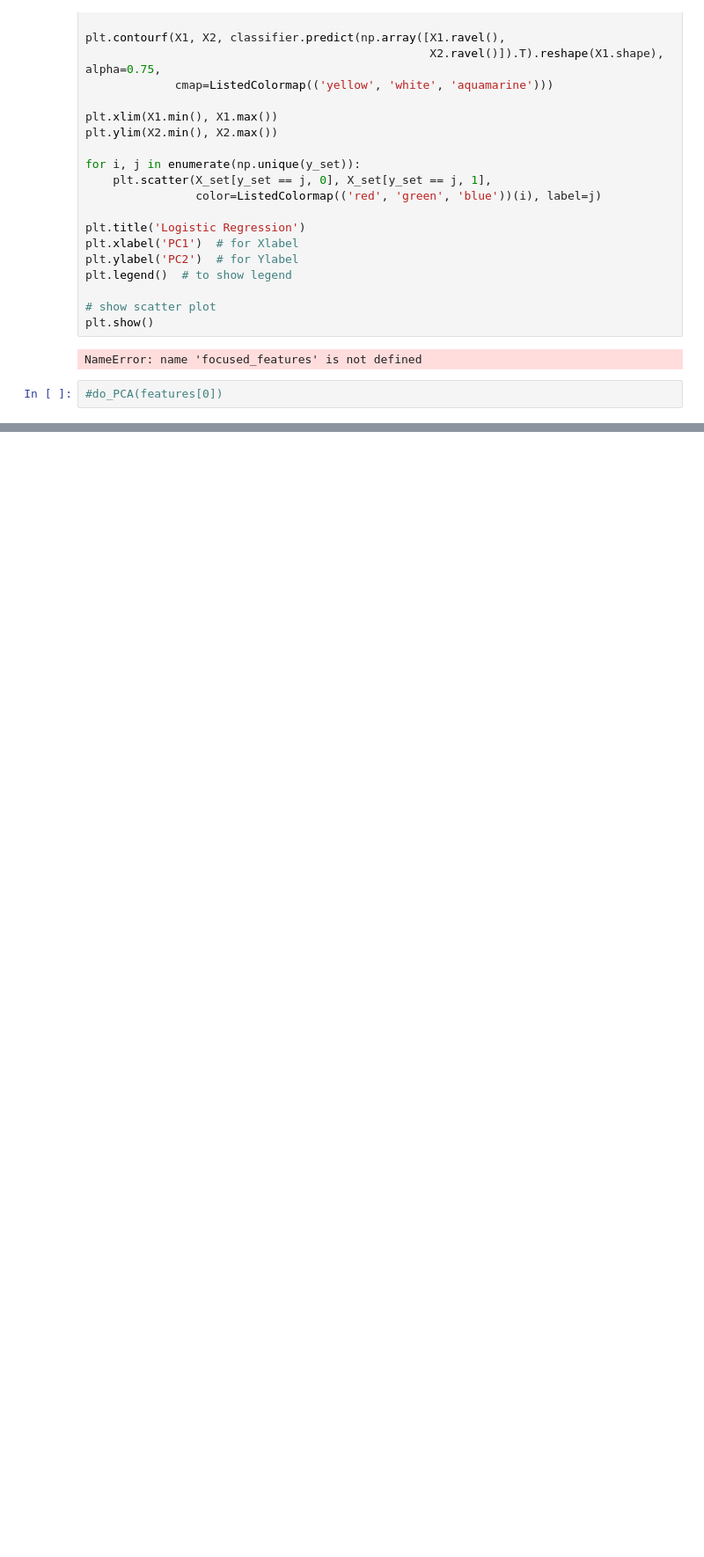
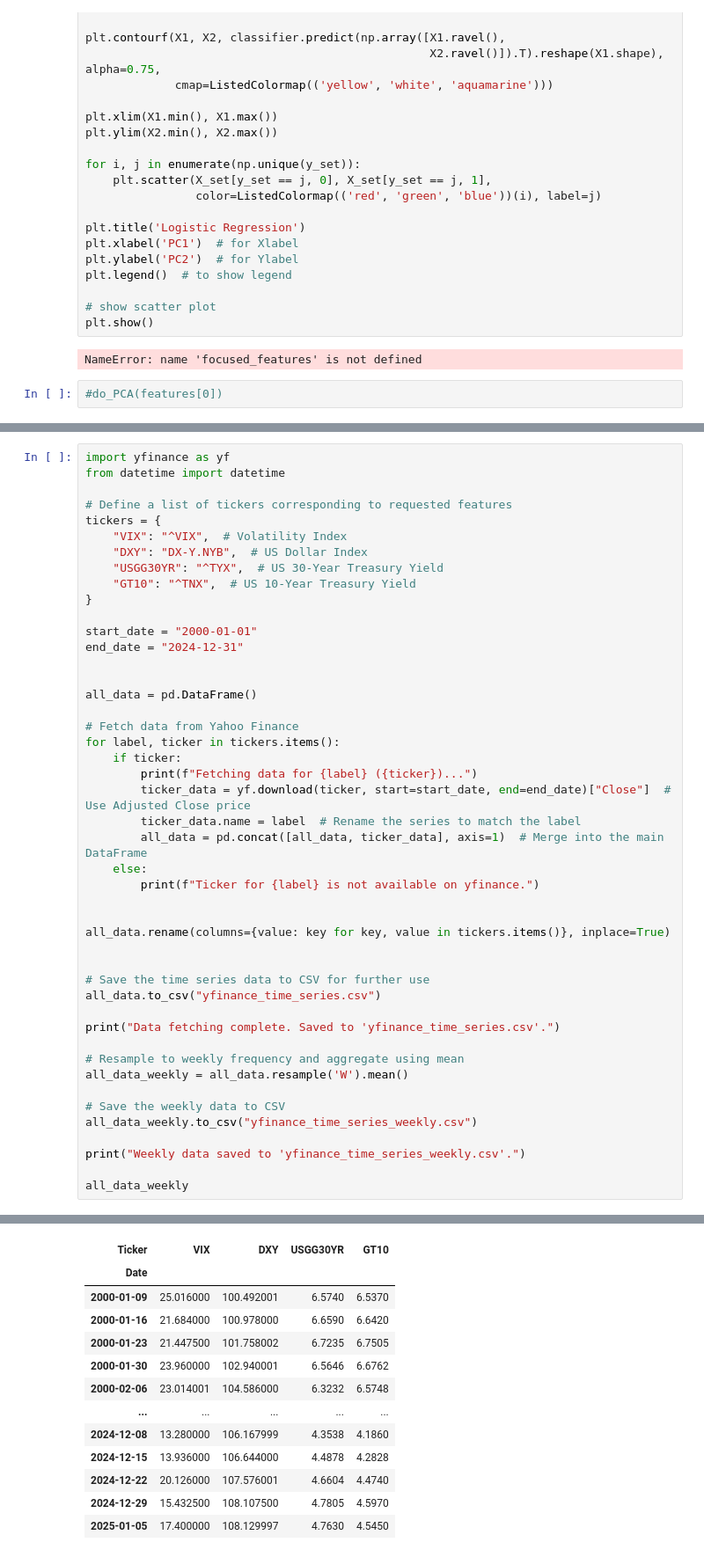
Before and after one commit to sdewhitt/Market-Anomaly-Detection, a Jupyter notebook: Financial_Anomaly_Detection.ipynb, the cells around one changed output, grey strips where cells are left out. Shown at 88% size. Saved outputs shown, nothing was run; the diff lists cells and outputs as text; blank space fills up the shorter version.

Commit message:
yfinance fetching up to date data for vix dxy usgg30yr and gt10. might need to adjust features based on what is available publicly

```diff
--- a/Financial_Anomaly_Detection.ipynb
+++ b/Financial_Anomaly_Detection.ipynb
@@ -407,0 +422,47 @@ NameError: name 'focused_features' is not defined
+# %%
+import yfinance as yf
+from datetime import datetime
+
+# Define a list of tickers corresponding to requested features
+tickers = {
+    "VIX": "^VIX",  # Volatility Index
+    "DXY": "DX-Y.NYB",  # US Dollar Index
+    "USGG30YR": "^TYX",  # US 30-Year Treasury Yield
+    "GT10": "^TNX",  # US 10-Year Treasury Yield
+}
+
+start_date = "2000-01-01"
+end_date = "2024-12-31"
+
+
+all_data = pd.DataFrame()
+
+# Fetch data from Yahoo Finance
+for label, ticker in tickers.items():
+    if ticker:
+        print(f"Fetching data for {label} ({ticker})...")
+        ticker_data = yf.download(ticker, start=start_date, end=end_date)["Close"]  # Use Adjusted Close price
+        ticker_data.name = label  # Rename the series to match the label
+        all_data = pd.concat([all_data, ticker_data], axis=1)  # Merge into the main DataFrame
+    else:
+        print(f"Ticker for {label} is not available on yfinance.")
+
+
+all_data.rename(columns={value: key for key, value in tickers.items()}, inplace=True)
+
+
+# Save the time series data to CSV for further use
+all_data.to_csv("yfinance_time_series.csv")
+
+print("Data fetching complete. Saved to 'yfinance_time_series.csv'.")
+
+# Resample to weekly frequency and aggregate using mean
+all_data_weekly = all_data.resample('W').mean()
+
+# Save the weekly data to CSV
+all_data_weekly.to_csv("yfinance_time_series_weekly.csv")
+
+print("Weekly data saved to 'yfinance_time_series_weekly.csv'.")
+
+all_data_weekly
+# %% [output]
@@ -407,0 +479,13 @@ NameError: name 'focused_features' is not defined
+| Ticker | VIX | DXY | USGG30YR | GT10 |
+| Date |  |  |  |  |
+| 2000-01-09 | 25.016000 | 100.492001 | 6.5740 | 6.5370 |
+| 2000-01-16 | 21.684000 | 100.978000 | 6.6590 | 6.6420 |
+| 2000-01-23 | 21.447500 | 101.758002 | 6.7235 | 6.7505 |
+| 2000-01-30 | 23.960000 | 102.940001 | 6.5646 | 6.6762 |
+| 2000-02-06 | 23.014001 | 104.586000 | 6.3232 | 6.5748 |
+| ... | ... | ... | ... | ... |
+| 2024-12-08 | 13.280000 | 106.167999 | 4.3538 | 4.1860 |
+| 2024-12-15 | 13.936000 | 106.644000 | 4.4878 | 4.2828 |
+| 2024-12-22 | 20.126000 | 107.576001 | 4.6604 | 4.4740 |
+| 2024-12-29 | 15.432500 | 108.107500 | 4.7805 | 4.5970 |
+| 2025-01-05 | 17.400000 | 108.129997 | 4.7630 | 4.5450 |
```
Also changed, not shown: parts of 4 cells of this notebook.
